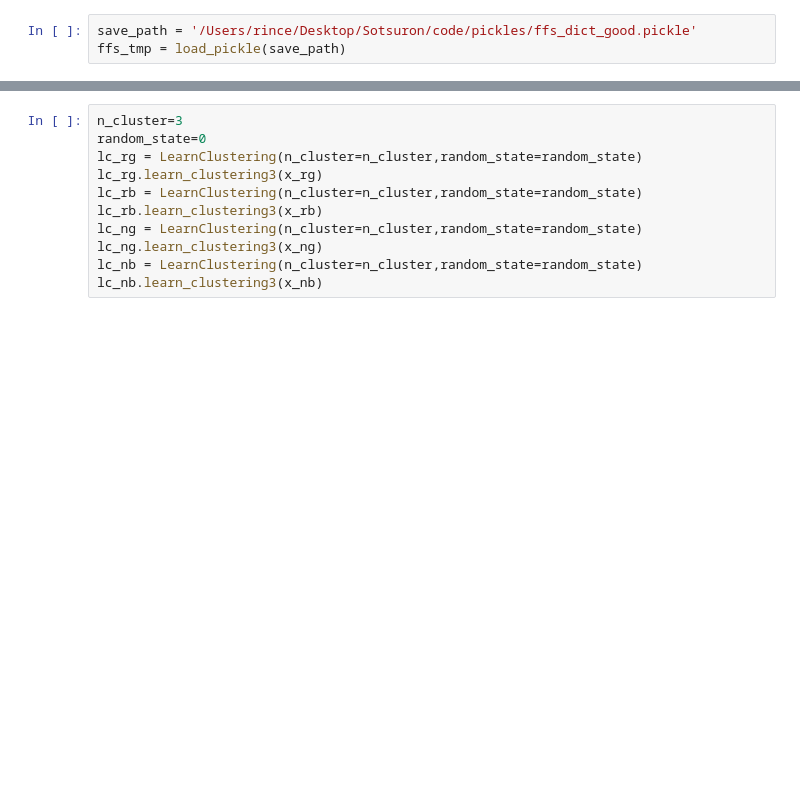
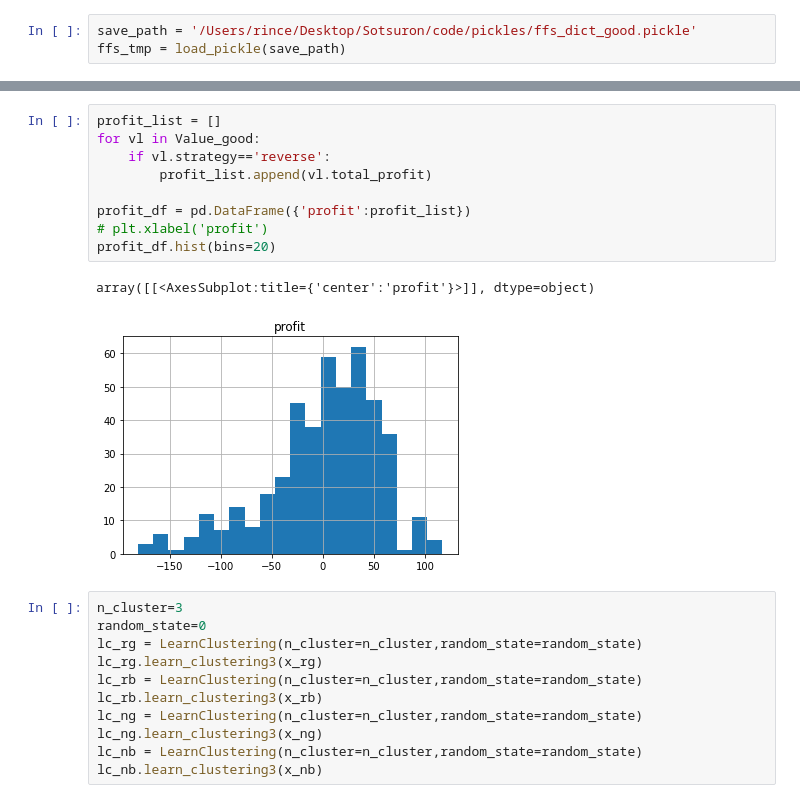
Before and after one commit to yodarjeering/New_XGB, a Jupyter notebook: ResearchFeature.ipynb, the cells around one changed output, grey strips where cells are left out. Saved outputs shown, nothing was run; the diff lists cells and outputs as text; blank space fills up the shorter version.

```diff
--- a/ResearchFeature.ipynb
+++ b/ResearchFeature.ipynb
@@ -181,6 +156,18 @@ x_ng = make_easy_x(ng)
 x_nb = make_easy_x(nb)
 x_rg = make_easy_x(rg)
 x_rb = make_easy_x(rb)
+# %%
+profit_list = []
+for vl in Value_good:
+    if vl.strategy=='reverse':
+        profit_list.append(vl.total_profit)
+
+profit_df = pd.DataFrame({'profit':profit_list})
+# plt.xlabel('profit')
+profit_df.hist(bins=20)
+# %% [output]
+array([[<AxesSubplot:title={'center':'profit'}>]], dtype=object)
+[figure, added]
 # %%
 n_cluster=3
 random_state=0
```
Also changed, not shown: parts of 21 cells of this notebook.
